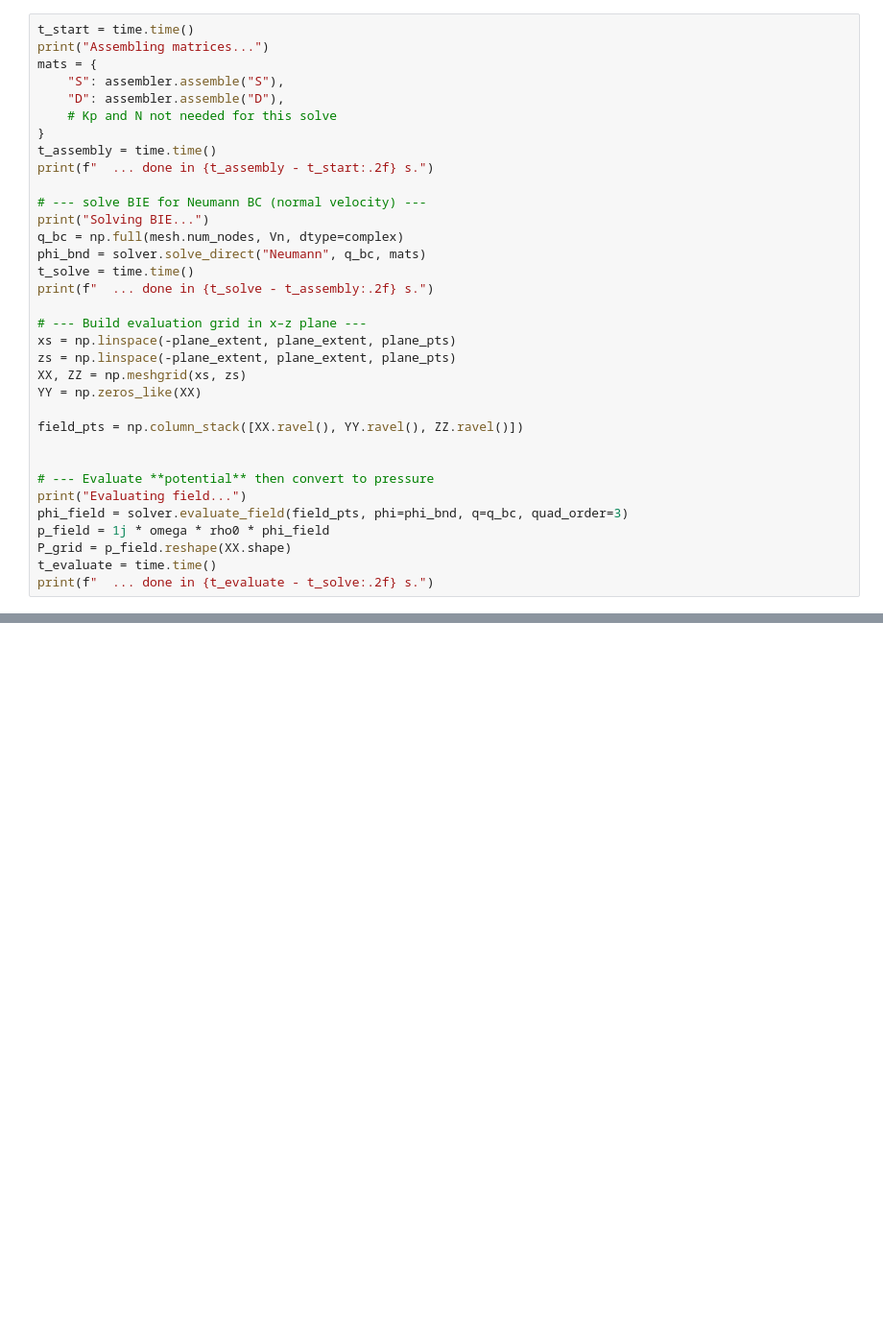
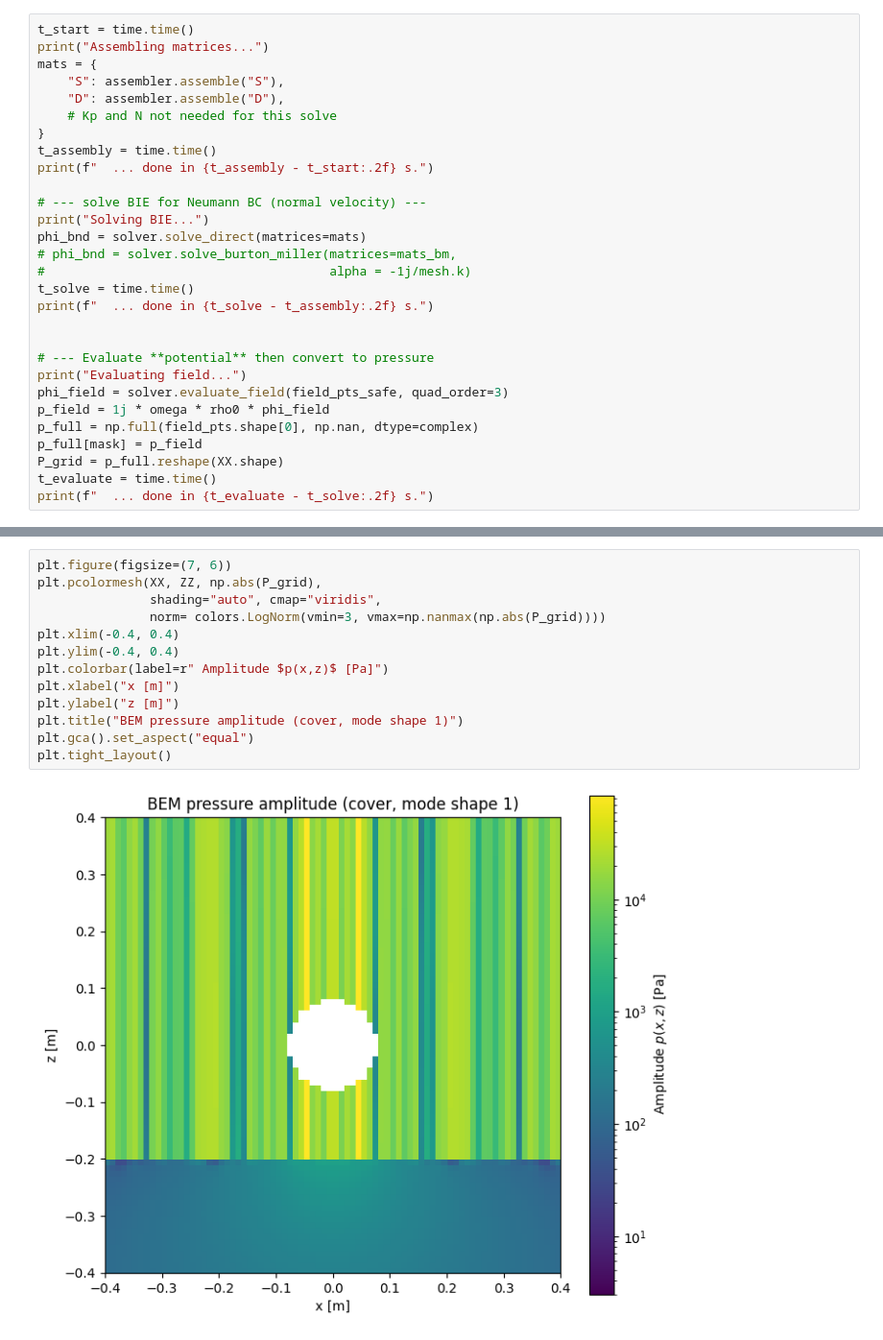
Before and after one commit to kristofcufar/Acoustic_BEM, a Jupyter notebook: Demo_monopole.ipynb, the cells around one changed output, grey strips where cells are left out. Shown: that part at 96% size. Drawn from its saved outputs; the diff is of its cells as text; blank space fills up the shorter version.

```diff
--- a/Demo_monopole.ipynb
+++ b/Demo_monopole.ipynb
@@ -143,25 +175,20 @@ print(f"  ... done in {t_assembly - t_start:.2f} s.")
 
 # --- solve BIE for Neumann BC (normal velocity) ---
 print("Solving BIE...")
-q_bc = np.full(mesh.num_nodes, Vn, dtype=complex)
-phi_bnd = solver.solve_direct("Neumann", q_bc, mats)
+phi_bnd = solver.solve_direct(matrices=mats)
+# phi_bnd = solver.solve_burton_miller(matrices=mats_bm,
+#                                      alpha = -1j/mesh.k)
 t_solve = time.time()
 print(f"  ... done in {t_solve - t_assembly:.2f} s.")
-
-# --- Build evaluation grid in x–z plane ---
-xs = np.linspace(-plane_extent, plane_extent, plane_pts)
-zs = np.linspace(-plane_extent, plane_extent, plane_pts)
-XX, ZZ = np.meshgrid(xs, zs)
-YY = np.zeros_like(XX)
-
-field_pts = np.column_stack([XX.ravel(), YY.ravel(), ZZ.ravel()])
 
 
 # --- Evaluate **potential** then convert to pressure
 print("Evaluating field...")
-phi_field = solver.evaluate_field(field_pts, phi=phi_bnd, q=q_bc, quad_order=3)
+phi_field = solver.evaluate_field(field_pts_safe, quad_order=3)
 p_field = 1j * omega * rho0 * phi_field
-P_grid = p_field.reshape(XX.shape)
+p_full = np.full(field_pts.shape[0], np.nan, dtype=complex)
+p_full[mask] = p_field
+P_grid = p_full.reshape(XX.shape)
 t_evaluate = time.time()
 print(f"  ... done in {t_evaluate - t_solve:.2f} s.")
 # %% [output]
@@ -219,0 +203,15 @@ plt.show()
+# %%
+plt.figure(figsize=(7, 6))
+plt.pcolormesh(XX, ZZ, np.abs(P_grid),
+               shading="auto", cmap="viridis",
+               norm= colors.LogNorm(vmin=3, vmax=np.nanmax(np.abs(P_grid))))
+plt.xlim(-0.4, 0.4)
+plt.ylim(-0.4, 0.4)
+plt.colorbar(label=r" Amplitude $p(x,z)$ [Pa]")
+plt.xlabel("x [m]")
+plt.ylabel("z [m]")
+plt.title("BEM pressure amplitude (cover, mode shape 1)")
+plt.gca().set_aspect("equal")
+plt.tight_layout()
+# %% [output]
+[figure, added]
```
Also changed, not shown: parts of 10 cells of this notebook, 4 other files.
